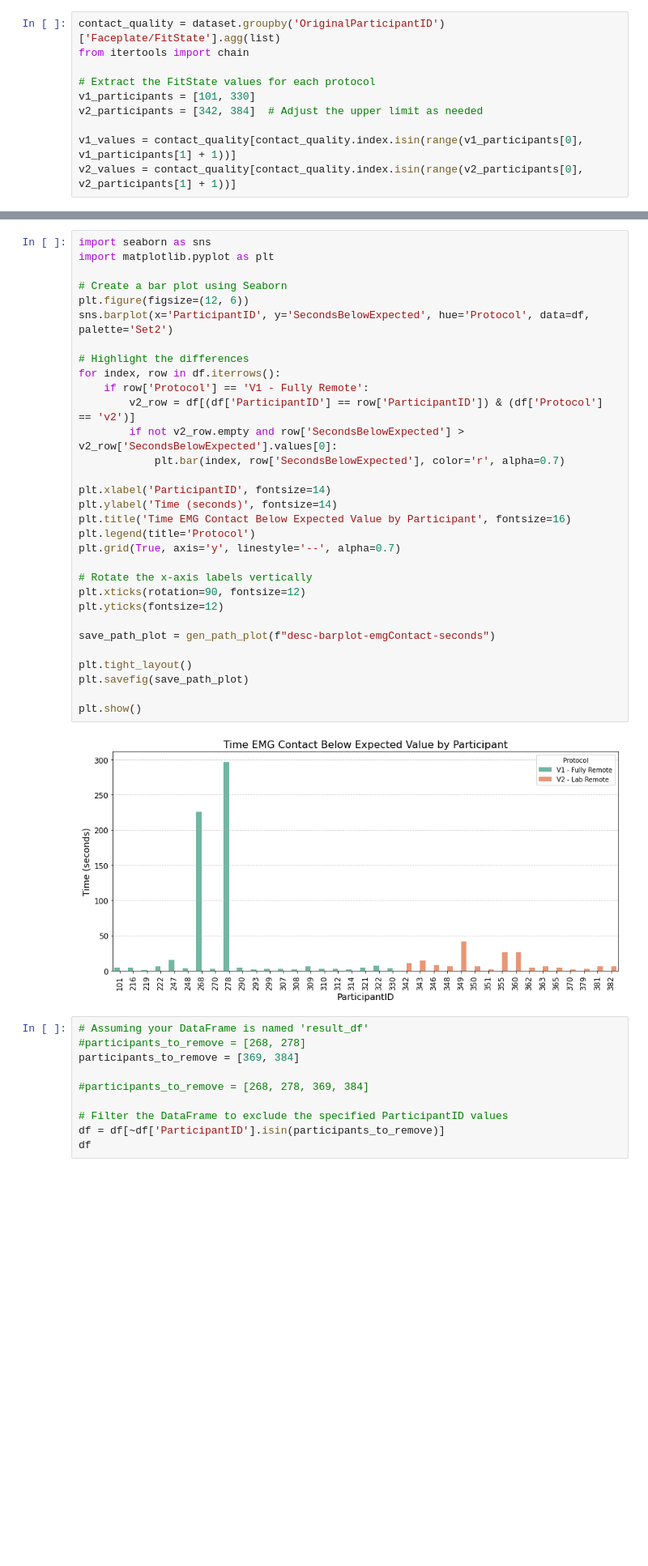
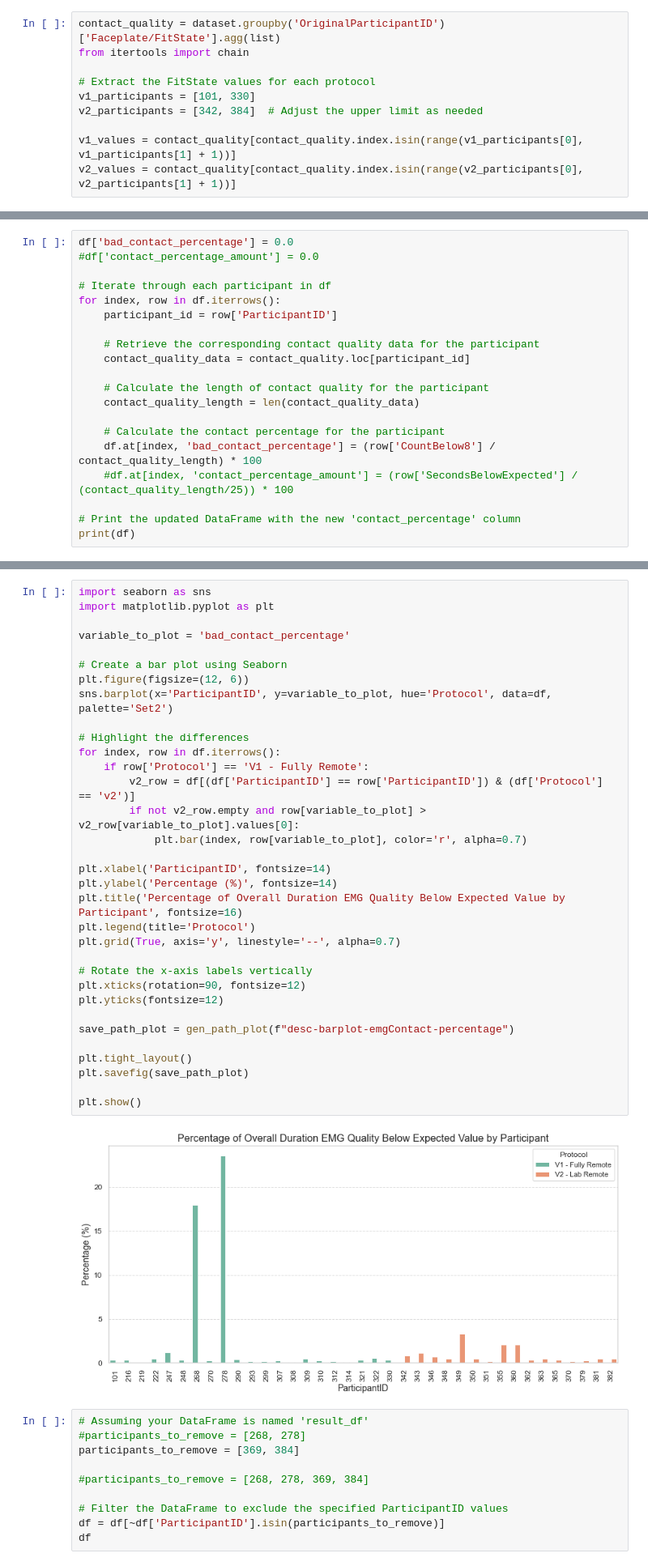
Before and after one commit to michalgnacek/AVDOS-VR, a Jupyter notebook: notebooks/2_affect_classification.ipynb, the cells around one changed output, grey strips where cells are left out. Shown at 81% size. Drawn from its saved outputs; the diff is of its cells as text; blank space fills up the shorter version.

Commit message:
Quality assessment percentage plot

```diff
--- a/notebooks/2_affect_classification.ipynb
+++ b/notebooks/2_affect_classification.ipynb
@@ -2561,0 +2692,20 @@ print(df)
+# %%
+df['bad_contact_percentage'] = 0.0
+#df['contact_percentage_amount'] = 0.0
+
+# Iterate through each participant in df
+for index, row in df.iterrows():
+    participant_id = row['ParticipantID']
+
+    # Retrieve the corresponding contact quality data for the participant
+    contact_quality_data = contact_quality.loc[participant_id]
+
+    # Calculate the length of contact quality for the participant
+    contact_quality_length = len(contact_quality_data)
+
+    # Calculate the contact percentage for the participant
+    df.at[index, 'bad_contact_percentage'] = (row['CountBelow8'] / contact_quality_length) * 100
+    #df.at[index, 'contact_percentage_amount'] = (row['SecondsBelowExpected'] / (contact_quality_length/25)) * 100
+
+# Print the updated DataFrame with the new 'contact_percentage' column
+print(df)
@@ -2562,36 +2730,38 @@ print(df)
 # %%
 import seaborn as sns
 import matplotlib.pyplot as plt
 
+variable_to_plot = 'bad_contact_percentage'
+
 # Create a bar plot using Seaborn
 plt.figure(figsize=(12, 6))
-sns.barplot(x='ParticipantID', y='SecondsBelowExpected', hue='Protocol', data=df, palette='Set2')
+sns.barplot(x='ParticipantID', y=variable_to_plot, hue='Protocol', data=df, palette='Set2')
 
 # Highlight the differences
 for index, row in df.iterrows():
     if row['Protocol'] == 'V1 - Fully Remote':
         v2_row = df[(df['ParticipantID'] == row['ParticipantID']) & (df['Protocol'] == 'v2')]
-        if not v2_row.empty and row['SecondsBelowExpected'] > v2_row['SecondsBelowExpected'].values[0]:
-            plt.bar(index, row['SecondsBelowExpected'], color='r', alpha=0.7)
+        if not v2_row.empty and row[variable_to_plot] > v2_row[variable_to_plot].values[0]:
+            plt.bar(index, row[variable_to_plot], color='r', alpha=0.7)
 
 plt.xlabel('ParticipantID', fontsize=14)
-plt.ylabel('Time (seconds)', fontsize=14)
-plt.title('Time EMG Contact Below Expected Value by Participant', fontsize=16)
+plt.ylabel('Percentage (%)', fontsize=14)
+plt.title('Percentage of Overall Duration EMG Quality Below Expected Value by Participant', fontsize=16)
 plt.legend(title='Protocol')
 plt.grid(True, axis='y', linestyle='--', alpha=0.7)
 
 # Rotate the x-axis labels vertically
 plt.xticks(rotation=90, fontsize=12)
 plt.yticks(fontsize=12)
 
-save_path_plot = gen_path_plot(f"desc-barplot-emgContact-seconds")
+save_path_plot = gen_path_plot(f"desc-barplot-emgContact-percentage")
 
 plt.tight_layout()
 plt.savefig(save_path_plot)
 
 plt.show()
 # %% [output]
-[figure, old version]
+[figure, new version]
 # %%
 # Assuming your DataFrame is named 'result_df'
 #participants_to_remove = [268, 278]
```
Also changed, not shown: parts of 21 cells of this notebook, 2 other files.
